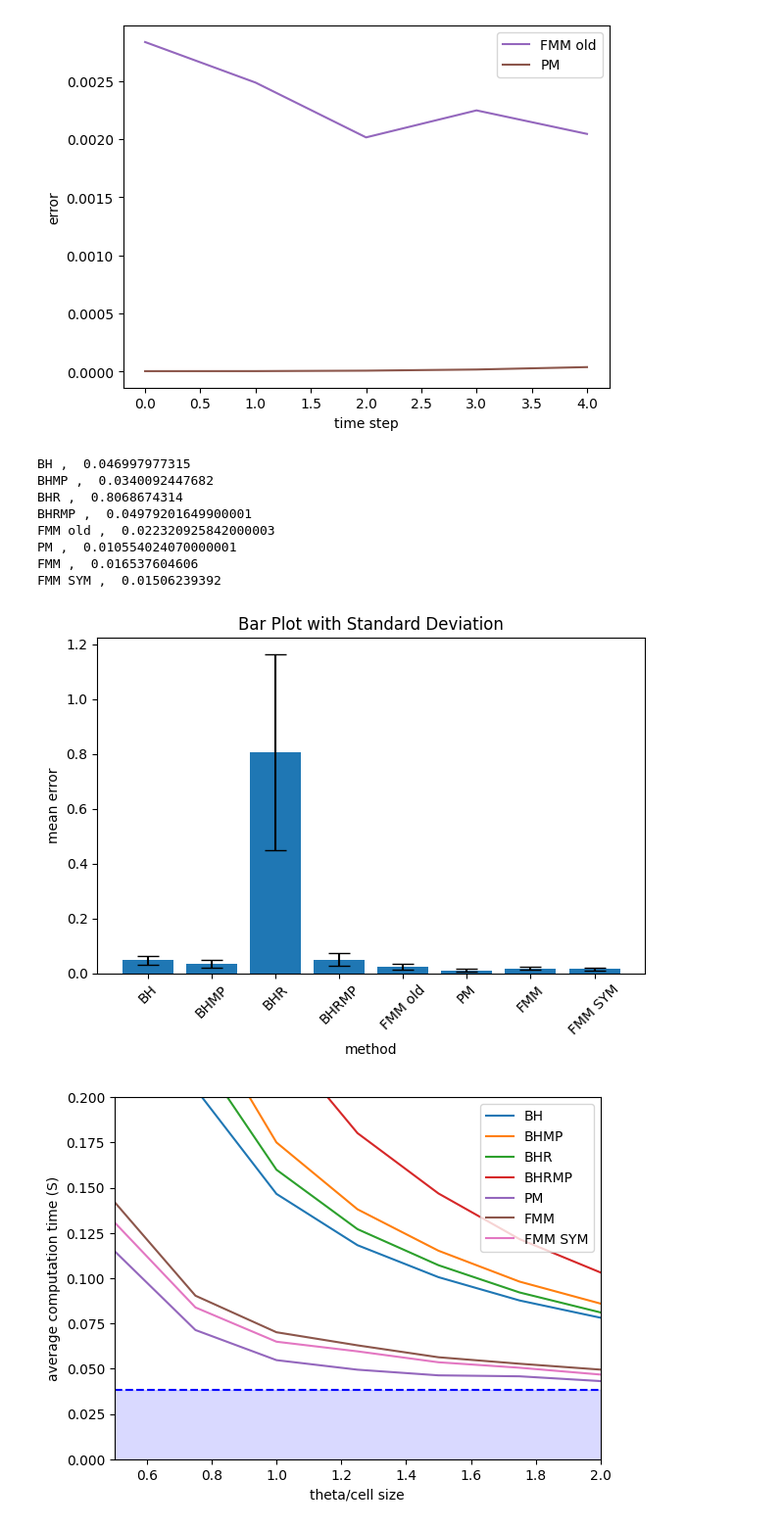
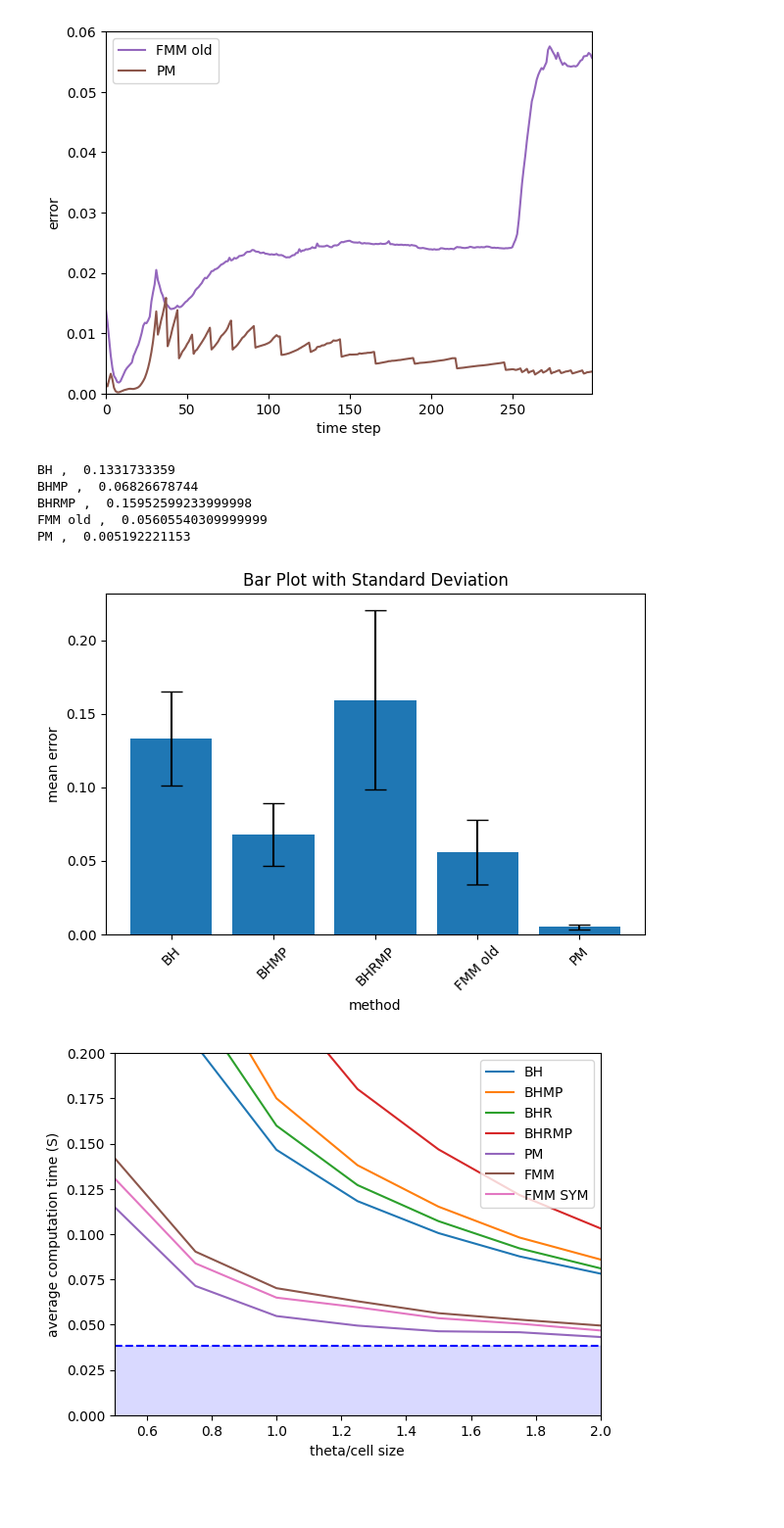
Before and after one commit to LucasFurer/MasterThesisLucas, a Jupyter notebook: grapher.ipynb, the cells around one changed output. Shown at 98% size. Cells and saved outputs as stored; diff of their text form; code cells hidden in the pictures; blank space fills up the shorter version.

```diff
--- a/grapher.ipynb
+++ b/grapher.ipynb
@@ -157,54 +157,51 @@ def findTime(csvPath, target=1.0):
 # %%
 pointAmount = "70000"
 theta = "1"
 dataSet = "MNIST_digits"
 perp = "30"
 
 custom_labels = {
     #os.path.join("graphCSV", dataSet, pointAmount, "perp" + perp, "tsneErrorTimestepBH_point"             + pointAmount + "_perp" + perp + "_theta" + theta + "_dataset" + dataSet + ".csv"): "BH",
     #os.path.join("graphCSV", dataSet, pointAmount, "perp" + perp, "tsneErrorTimestepBHMP_point"           + pointAmount + "_perp" + perp + "_theta" + theta + "_dataset" + dataSet + ".csv"): "BHMP",
     #os.path.join("graphCSV", dataSet, pointAmount, "perp" + perp, "tsneErrorTimestepBHR_point"            + pointAmount + "_perp" + perp + "_theta" + theta + "_dataset" + dataSet + ".csv"): "BHR",
     #os.path.join("graphCSV", dataSet, pointAmount, "perp" + perp, "tsneErrorTimestepBHRMP_point"          + pointAmount + "_perp" + perp + "_theta" + theta + "_dataset" + dataSet + ".csv"): "BHRMP",
     os.path.join("graphCSV", dataSet, pointAmount, "perp" + perp, "tsneErrorTimestepFMM_point"            + pointAmount + "_perp" + perp + "_theta" + theta + "_dataset" + dataSet + ".csv"): "FMM old",
     os.path.join("graphCSV", dataSet, pointAmount, "perp" + perp, "tsneErrorTimestepPM_point"             + pointAmount + "_perp" + perp + "_theta" + theta + "_dataset" + dataSet + ".csv"): "PM",
     #os.path.join("graphCSV", dataSet, pointAmount, "perp" + perp, "tsneErrorTimestepFMM_MORTON_point"     + pointAmount + "_perp" + perp + "_theta" + theta + "_dataset" + dataSet + ".csv"): "FMM",
     #os.path.join("graphCSV", dataSet, pointAmount, "perp" + perp, "tsneErrorTimestepFMM_SYM_MORTON_point" + pointAmount + "_perp" + perp + "_theta" + theta + "_dataset" + dataSet + ".csv"): "FMM SYM",
 }
 
-plotGraph(custom_labels, 0, 1000,"time step", "error", "plotOutput/lines_plot.png", False, None, None, None, None)
-x_range = 500
-y_range = 500.0
-#plotGraph(custom_labels, 0, x_range,"time step", "error", "plotOutput/lines_plot.png", False, 0.0, x_range-1, 0.0, y_range)
+#plotGraph(custom_labels, 0, 1000,"time step", "error", "plotOutput/lines_plot.png", False, None, None, None, None)
+x_range = 300
+y_range = 0.06
+plotGraph(custom_labels, 0, x_range,"time step", "error", "plotOutput/lines_plot.png", False, 0.0, x_range-1, 0.0, y_range)
 # %% [output]
-[figure, old version]
+[figure, new version]
 # %%
 pointAmount = "70000"
-theta = "0.5"
+theta = "1"
 dataSet = "MNIST_digits"
 perp = "30"
 
 custom_labels = {
     os.path.join("graphCSV", dataSet, pointAmount, "perp" + perp, "tsneErrorTimestepBH_point"             + pointAmount + "_perp" + perp + "_theta" + theta + "_dataset" + dataSet + ".csv"): "BH",
     os.path.join("graphCSV", dataSet, pointAmount, "perp" + perp, "tsneErrorTimestepBHMP_point"           + pointAmount + "_perp" + perp + "_theta" + theta + "_dataset" + dataSet + ".csv"): "BHMP",
-    os.path.join("graphCSV", dataSet, pointAmount, "perp" + perp, "tsneErrorTimestepBHR_point"            + pointAmount + "_perp" + perp + "_theta" + theta + "_dataset" + dataSet + ".csv"): "BHR",
+    #os.path.join("graphCSV", dataSet, pointAmount, "perp" + perp, "tsneErrorTimestepBHR_point"            + pointAmount + "_perp" + perp + "_theta" + theta + "_dataset" + dataSet + ".csv"): "BHR",
     os.path.join("graphCSV", dataSet, pointAmount, "perp" + perp, "tsneErrorTimestepBHRMP_point"          + pointAmount + "_perp" + perp + "_theta" + theta + "_dataset" + dataSet + ".csv"): "BHRMP",
     os.path.join("graphCSV", dataSet, pointAmount, "perp" + perp, "tsneErrorTimestepFMM_point"            + pointAmount + "_perp" + perp + "_theta" + theta + "_dataset" + dataSet + ".csv"): "FMM old",
     os.path.join("graphCSV", dataSet, pointAmount, "perp" + perp, "tsneErrorTimestepPM_point"             + pointAmount + "_perp" + perp + "_theta" + theta + "_dataset" + dataSet + ".csv"): "PM",
-    os.path.join("graphCSV", dataSet, pointAmount, "perp" + perp, "tsneErrorTimestepFMM_MORTON_point"     + pointAmount + "_perp" + perp + "_theta" + theta + "_dataset" + dataSet + ".csv"): "FMM",
-    os.path.join("graphCSV", dataSet, pointAmount, "perp" + perp, "tsneErrorTimestepFMM_SYM_MORTON_point" + pointAmount + "_perp" + perp + "_theta" + theta + "_dataset" + dataSet + ".csv"): "FMM SYM",
+    #os.path.join("graphCSV", dataSet, pointAmount, "perp" + perp, "tsneErrorTimestepFMM_MORTON_point"     + pointAmount + "_perp" + perp + "_theta" + theta + "_dataset" + dataSet + ".csv"): "FMM",
+    #os.path.join("graphCSV", dataSet, pointAmount, "perp" + perp, "tsneErrorTimestepFMM_SYM_MORTON_point" + pointAmount + "_perp" + perp + "_theta" + theta + "_dataset" + dataSet + ".csv"): "FMM SYM",
 }
 
 plotBar(custom_labels, "method", "mean error", "plotOutput/lines_plot.png")
 # %% [output]
-BH ,  0.046997977315
-BHMP ,  0.0340092447682
-BHR ,  0.8068674314
-BHRMP ,  0.04979201649900001
-FMM old ,  0.022320925842000003
-PM ,  0.010554024070000001
-FMM ,  0.016537604606
-FMM SYM ,  0.01506239392
+BH ,  0.1331733359
+BHMP ,  0.06826678744
+BHRMP ,  0.15952599233999998
+FMM old ,  0.05605540309999999
+PM ,  0.005192221153
-[figure, old version]
+[figure, new version]
 # %%
 pointAmount = "70000"
 dataSet = "MNIST_digits"
```
Also changed, not shown: parts of 1 cell of this notebook, 14 other files.
